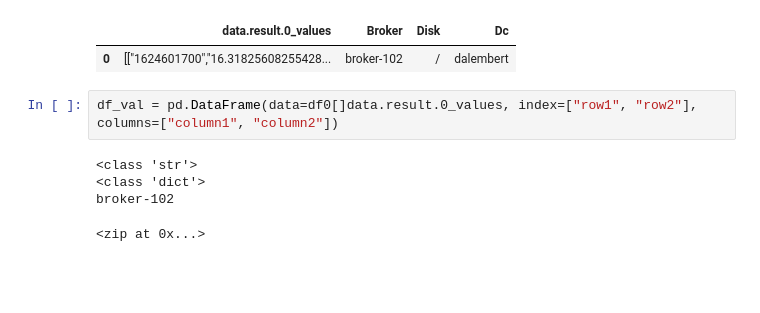
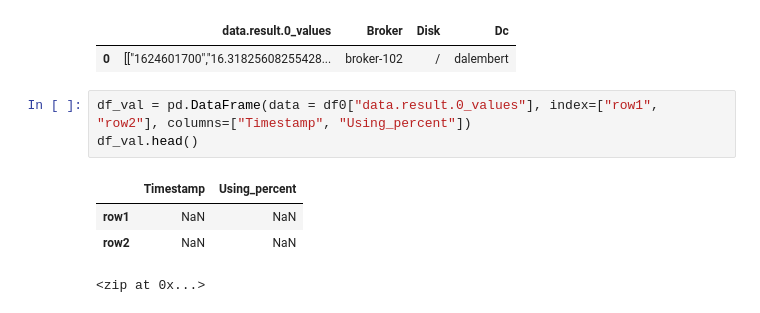
Before and after one commit to totogs/dataiku_test4, a Jupyter notebook: ipython_notebooks/notebook editor for compute_good_columns.ipynb, the cells around one changed output. Cells and saved outputs as stored; diff of their text form; blank space fills up the shorter version.

Commit message:
Saved Jupyter notebook 'notebook editor for compute_good_columns'

```diff
--- a/ipython_notebooks/notebook editor for compute_good_columns.ipynb
+++ b/ipython_notebooks/notebook editor for compute_good_columns.ipynb
@@ -95,11 +95,12 @@ See the caveats in the documentation: http://pandas.pydata.org/pandas-docs/stabl
 |  | data.result.0_values | Broker | Disk | Dc |
 | 0 | [["1624601700","16.31825608255428... | broker-102 | / | dalembert |
 # %%
-df_val = pd.DataFrame(data=df0[]data.result.0_values, index=["row1", "row2"], columns=["column1", "column2"])
+df_val = pd.DataFrame(data = df0["data.result.0_values"], index=["row1", "row2"], columns=["Timestamp", "Using_percent"])
+df_val.head()
 # %% [output]
-<class 'str'>
-<class 'dict'>
-broker-102
+|  | Timestamp | Using_percent |
+| row1 | NaN | NaN |
+| row2 | NaN | NaN |
 # %%
 # %% [output]
 <zip at 0x...>
```
